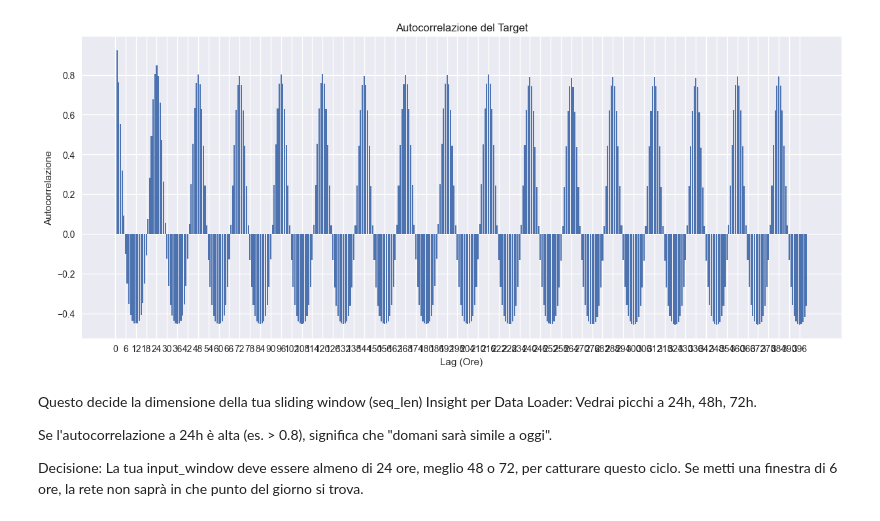
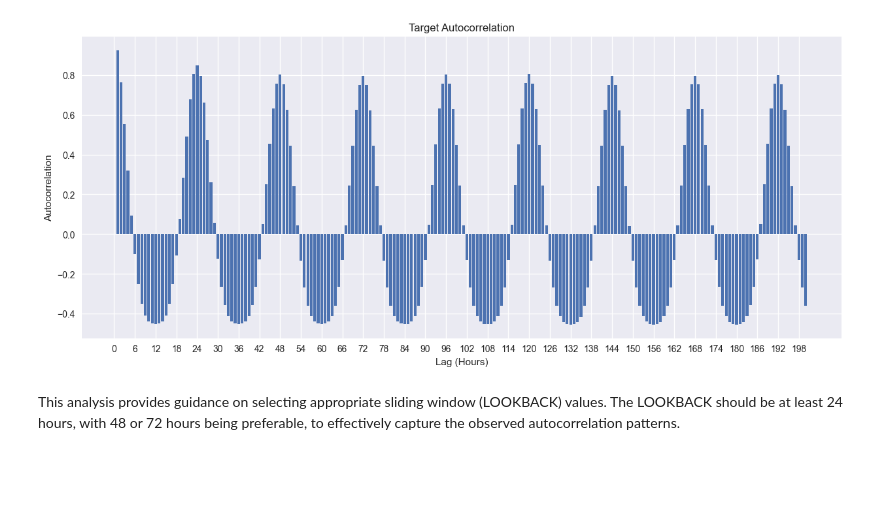
Before and after one commit to scorzaluca/Progetto_deep_learning, a Jupyter notebook: notebooks/EDA.ipynb, the cells around one changed output. Saved outputs shown, nothing was run; the diff lists cells and outputs as text; code cells hidden in the pictures; blank space fills up the shorter version.

```diff
--- a/notebooks/EDA.ipynb
+++ b/notebooks/EDA.ipynb
@@ -4,28 +10,25 @@ import numpy as np
 import matplotlib.pyplot as plt
 import seaborn as sns
 
-'''Verifica Integrità Temporale'''
-
-# Configurazione grafici
+# Plot configuration
 plt.style.use('seaborn-v0_8')
 plt.rcParams['figure.figsize'] = (15, 6)
 
-# 1. Caricamento
-df = pd.read_csv('../data/processed/merged_test_ds.csv') # Adatta il path
+# Load dataset
+df = pd.read_csv('../data/processed/merge_ds.csv')
 df['dt_iso'] = pd.to_datetime(df['dt_iso'], utc=True)
 df = df.set_index('dt_iso').sort_index()
 
-# 2. Verifica continuità temporale
-# Generiamo un range ideale orario
+# Verify temporal continuity by comparing against an ideal hourly range
 full_range = pd.date_range(start=df.index.min(), end=df.index.max(), freq='h')
 missing_timestamps = full_range.difference(df.index)
 
-print(f"Totale righe: {len(df)}")
-print(f"Timestamp mancanti: {len(missing_timestamps)}")
+print(f"Total rows: {len(df)}")
+print(f"Missing timestamps: {len(missing_timestamps)}")
 
 if len(missing_timestamps) > 0:
-    print("ATTENZIONE: Ci sono buchi temporali! Devi fare reindex/imputazione in preprocessing.py")
-    print(missing_timestamps[:5]) # Mostra i primi 5
+    print("WARNING: Temporal gaps detected. Reindexing/imputation required in preprocessing.py")
+    print(missing_timestamps[:5])
 else:
-    print("Ottimo: La serie temporale è continua (nessun buco).")
+    print("OK: Time series is continuous (no gaps).")
 # %% [output]
@@ -129,25 +128,17 @@ confonde!
 # %%
-'''Autocorrelazione (Quanto guardare indietro)'''
+plt.figure(figsize=(15, 6))
 
-plt.figure(figsize=(15, 6))
-# Limitiamo il plot ai primi 72 lag (3 giorni) per leggibilità
-# Pandas autocorrelation_plot è lento su tutto il dataset, usiamo una slice
-lags = 400
+# Compute autocorrelation for the first 400 lags
+lags = 200
 corr_vals = [df['pv_power'].autocorr(lag=i) for i in range(1, lags+1)]
 
 plt.bar(range(1, lags+1), corr_vals)
-plt.xlabel("Lag (Ore)")
-plt.ylabel("Autocorrelazione")
-plt.title("Autocorrelazione del Target")
-plt.xticks(np.arange(0, lags+1, 6)) # Tick ogni 6 ore
+plt.xlabel("Lag (Hours)")
+plt.ylabel("Autocorrelation")
+plt.title("Target Autocorrelation")
+plt.xticks(np.arange(0, lags+1, 6))
 plt.show()
 # %% [output]
-[figure, old version]
+[figure, new version]
 # %% [markdown]
-Questo decide la dimensione della tua sliding window (seq_len)
-Insight per Data Loader: Vedrai picchi a 24h, 48h, 72h.
-
-Se l'autocorrelazione a 24h è alta (es. > 0.8), significa che "domani sarà simile a oggi".
-
-Decisione: La tua input_window deve essere almeno di 24 ore, meglio 48 o 72, per catturare questo ciclo.
-Se metti una finestra di 6 ore, la rete non saprà in che punto del giorno si trova.
+This analysis provides guidance on selecting appropriate sliding window (LOOKBACK) values. The LOOKBACK should be at least 24 hours, with 48 or 72 hours being preferable, to effectively capture the observed autocorrelation patterns.
```
Also changed, not shown: parts of 12 cells of this notebook, 3 other files.
